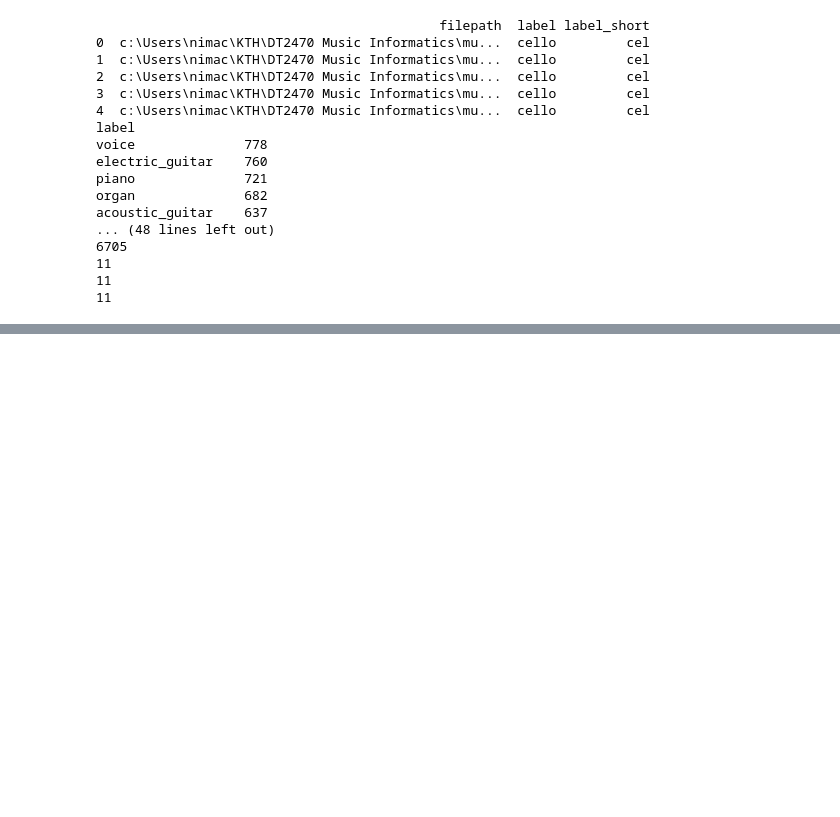
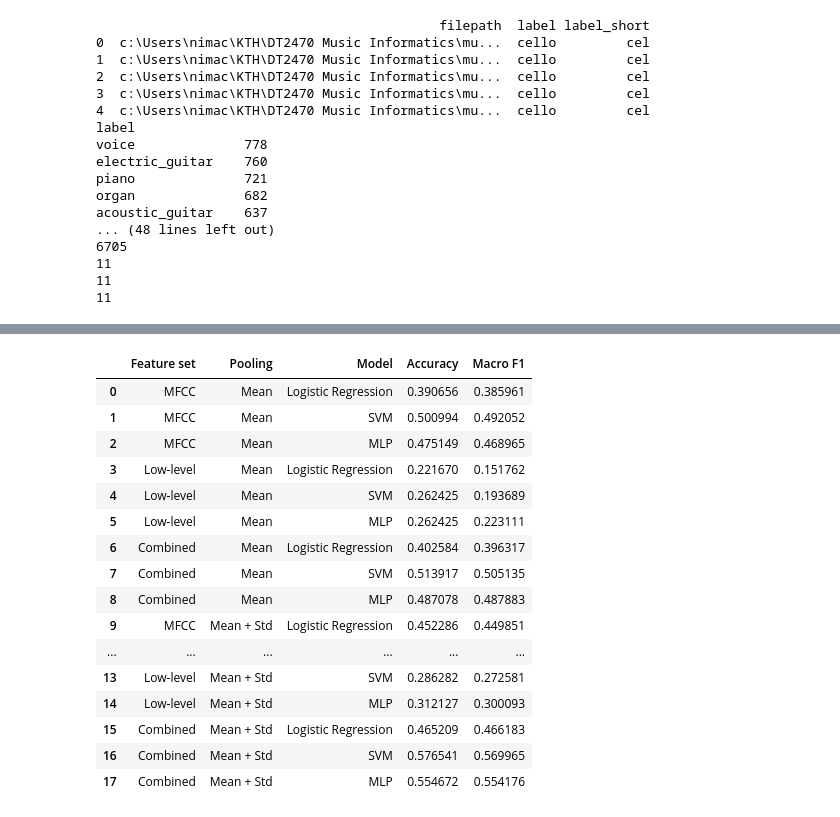
Before and after one commit to nich003/music-instrument-recognition, a Jupyter notebook: notebooks/experiments.ipynb, the cells around one changed output, grey strips where cells are left out. Drawn from its saved outputs; the diff is of its cells as text; code cells hidden in the pictures; blank space fills up the shorter version.

```diff
--- a/notebooks/experiments.ipynb
+++ b/notebooks/experiments.ipynb
@@ -269,0 +554,25 @@ results_table
+# %%
+all_results = pd.concat(
+    [results_table_mean, results_table_mean_std],
+    ignore_index=True
+)
+
+all_results
+# %% [output]
+|  | Feature set | Pooling | Model | Accuracy | Macro F1 |
+| 0 | MFCC | Mean | Logistic Regression | 0.390656 | 0.385961 |
+| 1 | MFCC | Mean | SVM | 0.500994 | 0.492052 |
+| 2 | MFCC | Mean | MLP | 0.475149 | 0.468965 |
+| 3 | Low-level | Mean | Logistic Regression | 0.221670 | 0.151762 |
+| 4 | Low-level | Mean | SVM | 0.262425 | 0.193689 |
+| 5 | Low-level | Mean | MLP | 0.262425 | 0.223111 |
+| 6 | Combined | Mean | Logistic Regression | 0.402584 | 0.396317 |
+| 7 | Combined | Mean | SVM | 0.513917 | 0.505135 |
+| 8 | Combined | Mean | MLP | 0.487078 | 0.487883 |
+| 9 | MFCC | Mean + Std | Logistic Regression | 0.452286 | 0.449851 |
+| ... | ... | ... | ... | ... | ... |
+| 13 | Low-level | Mean + Std | SVM | 0.286282 | 0.272581 |
+| 14 | Low-level | Mean + Std | MLP | 0.312127 | 0.300093 |
+| 15 | Combined | Mean + Std | Logistic Regression | 0.465209 | 0.466183 |
+| 16 | Combined | Mean + Std | SVM | 0.576541 | 0.569965 |
+| 17 | Combined | Mean + Std | MLP | 0.554672 | 0.554176 |
```
Also changed, not shown: parts of 8 cells of this notebook, 1 other file.
